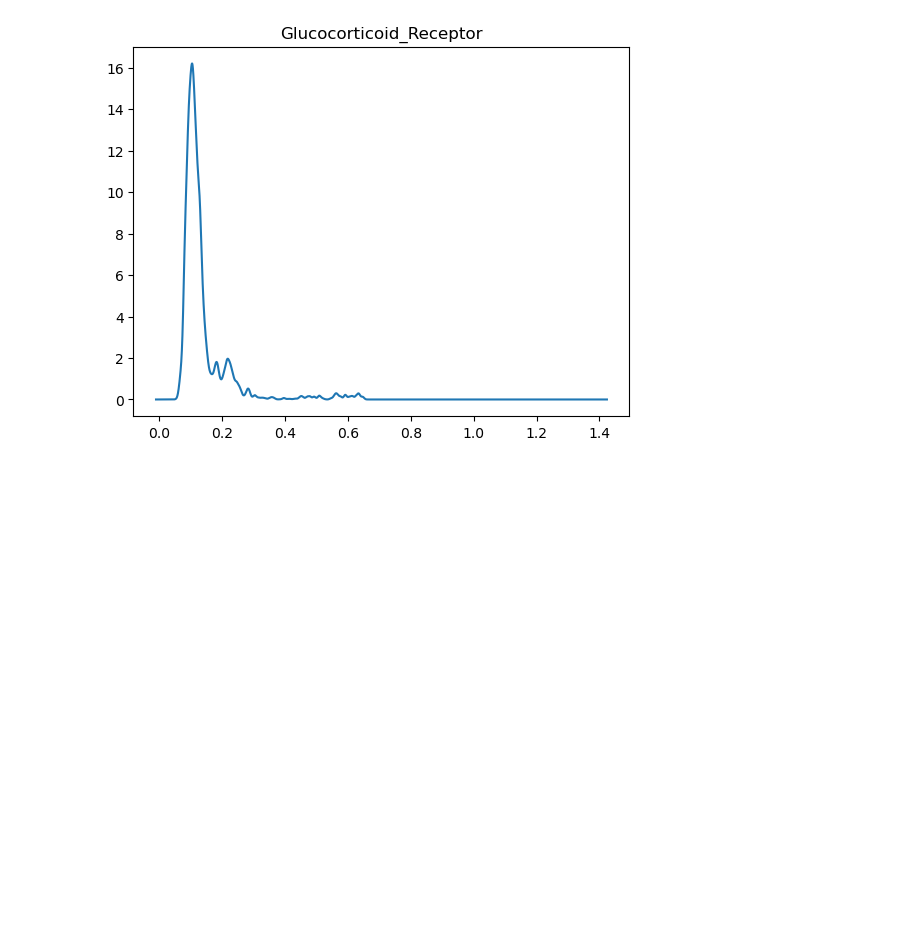
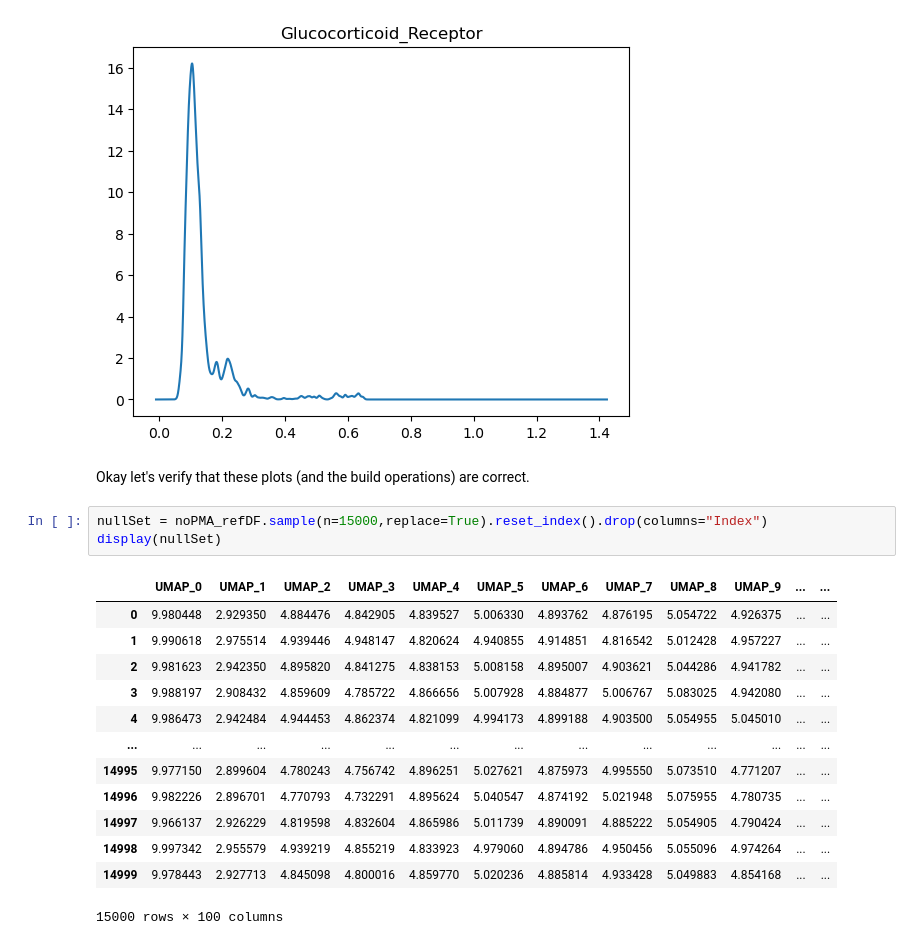
Before and after one commit to alohith/MOAST, a Jupyter notebook: Validation.ipynb, the cells around one changed output. Cells and saved outputs as stored; diff of their text form; blank space fills up the shorter version.

```diff
--- a/Validation.ipynb
+++ b/Validation.ipynb
@@ -131,3 +131,22 @@ for consolClass in "- STAT- VKOR- PAR- Glucokinase- Ras- HMG-CoA_Reductase- DUB-
 [figure]
 [figure]
 [figure]
+# %% [markdown]
+Okay let's verify that these plots (and the build operations) are correct.
+# %%
+nullSet = noPMA_refDF.sample(n=15000,replace=True).reset_index().drop(columns="Index")
+display(nullSet)
+# %% [output]
+|  | UMAP_0 | UMAP_1 | UMAP_2 | UMAP_3 | UMAP_4 | UMAP_5 | UMAP_6 | UMAP_7 | UMAP_8 | UMAP_9 | ... | ... |
+| 0 | 9.980448 | 2.929350 | 4.884476 | 4.842905 | 4.839527 | 5.006330 | 4.893762 | 4.876195 | 5.054722 | 4.926375 | ... | ... |
+| 1 | 9.990618 | 2.975514 | 4.939446 | 4.948147 | 4.820624 | 4.940855 | 4.914851 | 4.816542 | 5.012428 | 4.957227 | ... | ... |
+| 2 | 9.981623 | 2.942350 | 4.895820 | 4.841275 | 4.838153 | 5.008158 | 4.895007 | 4.903621 | 5.044286 | 4.941782 | ... | ... |
+| 3 | 9.988197 | 2.908432 | 4.859609 | 4.785722 | 4.866656 | 5.007928 | 4.884877 | 5.006767 | 5.083025 | 4.942080 | ... | ... |
+| 4 | 9.986473 | 2.942484 | 4.944453 | 4.862374 | 4.821099 | 4.994173 | 4.899188 | 4.903500 | 5.054955 | 5.045010 | ... | ... |
+| ... | ... | ... | ... | ... | ... | ... | ... | ... | ... | ... | ... | ... |
+| 14995 | 9.977150 | 2.899604 | 4.780243 | 4.756742 | 4.896251 | 5.027621 | 4.875973 | 4.995550 | 5.073510 | 4.771207 | ... | ... |
+| 14996 | 9.982226 | 2.896701 | 4.770793 | 4.732291 | 4.895624 | 5.040547 | 4.874192 | 5.021948 | 5.075955 | 4.780735 | ... | ... |
+| 14997 | 9.966137 | 2.926229 | 4.819598 | 4.832604 | 4.865986 | 5.011739 | 4.890091 | 4.885222 | 5.054905 | 4.790424 | ... | ... |
+| 14998 | 9.997342 | 2.955579 | 4.939219 | 4.855219 | 4.833923 | 4.979060 | 4.894786 | 4.950456 | 5.055096 | 4.974264 | ... | ... |
+| 14999 | 9.978443 | 2.927713 | 4.845098 | 4.800016 | 4.859770 | 5.020236 | 4.885814 | 4.933428 | 5.049883 | 4.854168 | ... | ... |
+15000 rows × 100 columns
```
Also changed, not shown: parts of 5 cells of this notebook.
